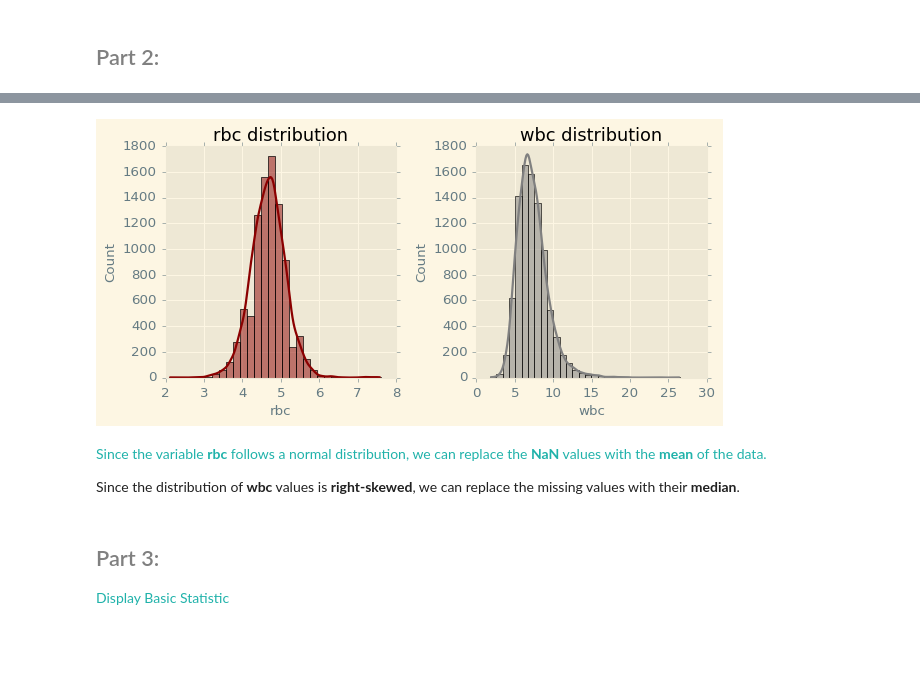
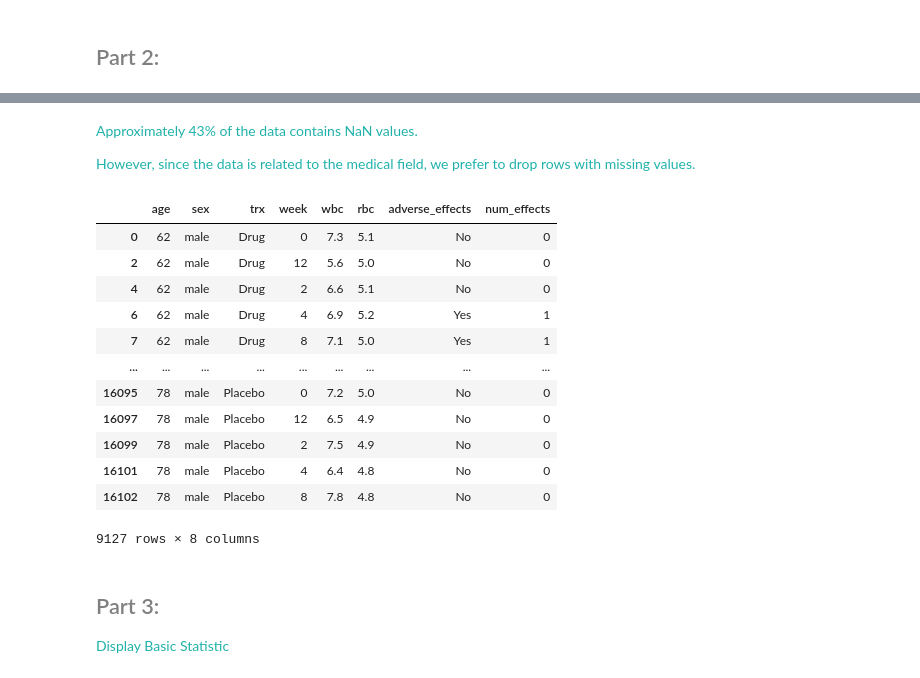
Before and after one commit to erfan-f/Data-Science-Course, a Jupyter notebook: CA0/Q3.ipynb, the cells around one changed output, grey strips where cells are left out. Cells and saved outputs as stored; diff of their text form; code cells hidden in the pictures; blank space fills up the shorter version.

```diff
--- a/CA0/Q3.ipynb
+++ b/CA0/Q3.ipynb
@@ -53,18 +48,0 @@ plt.show()
-# %%
-import seaborn as sns
-
-plt.style.use("Solarize_Light2")
-fig, axes = plt.subplots(1, 2, figsize=(8,4))
-sns.histplot(df['rbc'], kde=True, bins=30, color='darkred', label='rbc', ax=axes[0])
-axes[0].set_title("rbc distribution")
-sns.histplot(df['wbc'], kde=True, bins=30, color='gray', label='wbc', ax=axes[1])
-axes[1].set_title("wbc distribution")
-
-plt.tight_layout()
-plt.show()
-# %% [output]
-[figure, removed]
-# %% [markdown]
-<font color="#20B2AA">Since the variable **rbc** follows a normal distribution, we can replace the **NaN** values with the **mean** of the data.
-
-Since the distribution of **wbc** values is **right-skewed**, we can replace the missing values with their **median**.</font>
@@ -74,3 +49,23 @@ df['wbc'] = df['wbc'].fillna(df['wbc'].median())
+# %% [markdown]
+<font color="#20B2AA"> Approximately 43% of the data contains NaN values.</font>
+
+<font color="#20B2AA"> However, since the data is related to the medical field, we prefer to drop rows with missing values.</font>
+# %%
+df.dropna()
+# %% [output]
+|  | age | sex | trx | week | wbc | rbc | adverse_effects | num_effects |
+| 0 | 62 | male | Drug | 0 | 7.3 | 5.1 | No | 0 |
+| 2 | 62 | male | Drug | 12 | 5.6 | 5.0 | No | 0 |
+| 4 | 62 | male | Drug | 2 | 6.6 | 5.1 | No | 0 |
+| 6 | 62 | male | Drug | 4 | 6.9 | 5.2 | Yes | 1 |
+| 7 | 62 | male | Drug | 8 | 7.1 | 5.0 | Yes | 1 |
+| ... | ... | ... | ... | ... | ... | ... | ... | ... |
+| 16095 | 78 | male | Placebo | 0 | 7.2 | 5.0 | No | 0 |
+| 16097 | 78 | male | Placebo | 12 | 6.5 | 4.9 | No | 0 |
+| 16099 | 78 | male | Placebo | 2 | 7.5 | 4.9 | No | 0 |
+| 16101 | 78 | male | Placebo | 4 | 6.4 | 4.8 | No | 0 |
+| 16102 | 78 | male | Placebo | 8 | 7.8 | 4.8 | No | 0 |
+9127 rows × 8 columns
 # %% [markdown]
 ## <span style="color: #808080;">Part 3:</span>
 <font color="#20B2AA">Display Basic Statistic</font>
```
Also changed, not shown: parts of 8 cells of this notebook.
